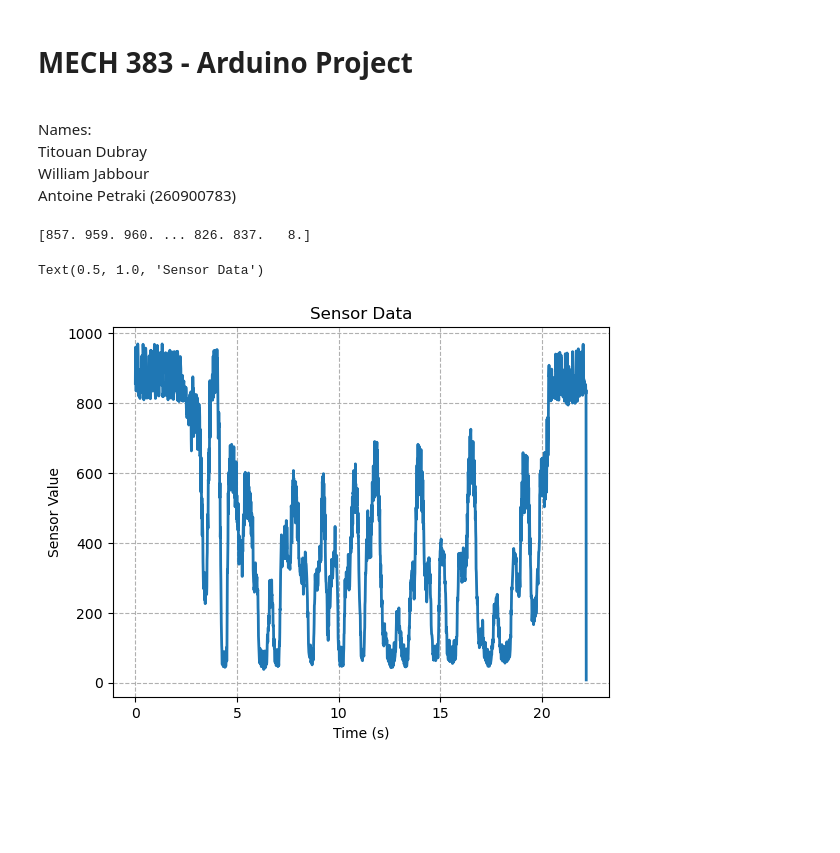
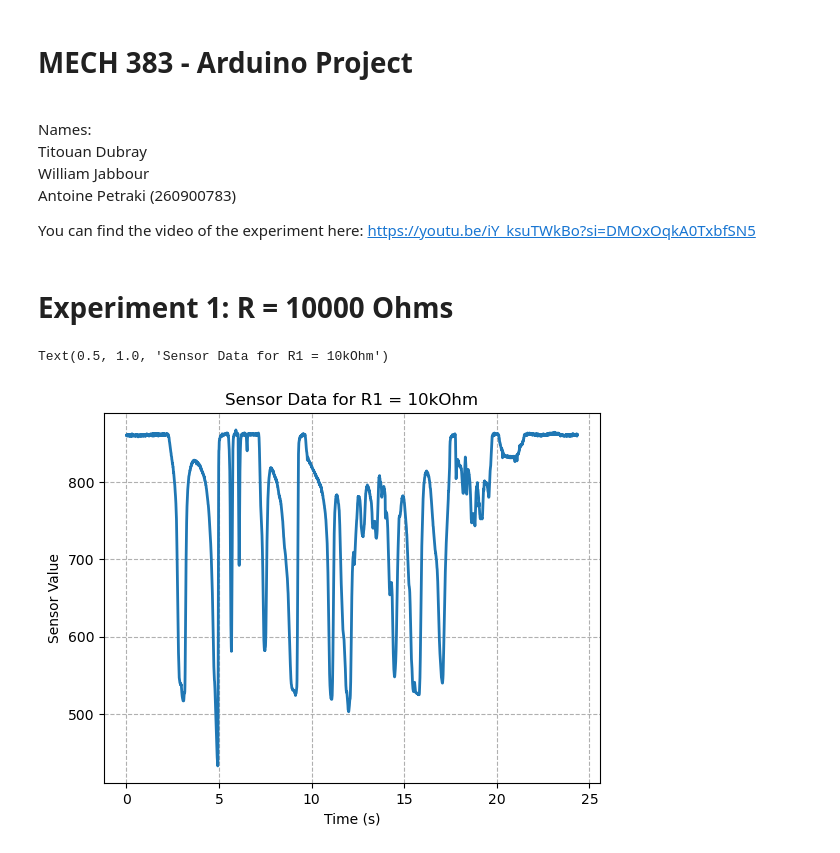
Before and after one commit to AntoinePetraki/Extra_Credit_Arduino_Code, a Jupyter notebook: Arduino_Project.ipynb, the cells around one changed output. Drawn from its saved outputs; the diff is of its cells as text; code cells hidden in the pictures; blank space fills up the shorter version.

Commit message:
Draft 1, with video and text files

```diff
--- a/Arduino_Project.ipynb
+++ b/Arduino_Project.ipynb
@@ -5,6 +5,8 @@
 <br> William Jabbour
 <br> Antoine Petraki (260900783)
 <br>
+
+You can find the video of the experiment here: https://youtu.be/iY_ksuTWkBo?si=DMOxOqkA0TxbfSN5
 # %%
 import numpy as np
 import math
@@ -16,21 +18,20 @@ import matplotlib.pyplot as plt
 plt.rc('lines', linewidth=2)
 plt.rc('axes', grid=True)
 plt.rc('grid', linestyle='--')
-# %%
-# Import sensor data
-data = np.genfromtxt('Sensor_Values.txt', delimiter=',')
-print(data)
-# %% [output]
-[857. 959. 960. ... 826. 837.   8.]
+# %% [markdown]
+# Experiment 1: R = 10000 Ohms
 # %%
+# Import sensor data
+data = np.genfromtxt('Sensor_Values_R1_10k_V2.txt', delimiter=',')
+
 # Plot sensor data
 time_step = 0.01 # 10ms
 time = np.arange(0, len(data)*time_step, time_step)
 
 plt.plot(time, data, label='Sensor 1')
 plt.xlabel('Time (s)')
-plt.ylabel('Sensor Value')
-plt.title('Sensor Data')
+plt.ylabel('Sensor Value (mV)')
+plt.title('Sensor Data for R1 = 10kOhm')
 # %% [output]
-Text(0.5, 1.0, 'Sensor Data')
+Text(0.5, 1.0, 'Sensor Data for R1 = 10kOhm')
-[figure, old version]
+[figure, new version]
```
Also changed, not shown: parts of 5 cells of this notebook, 5 other files.
